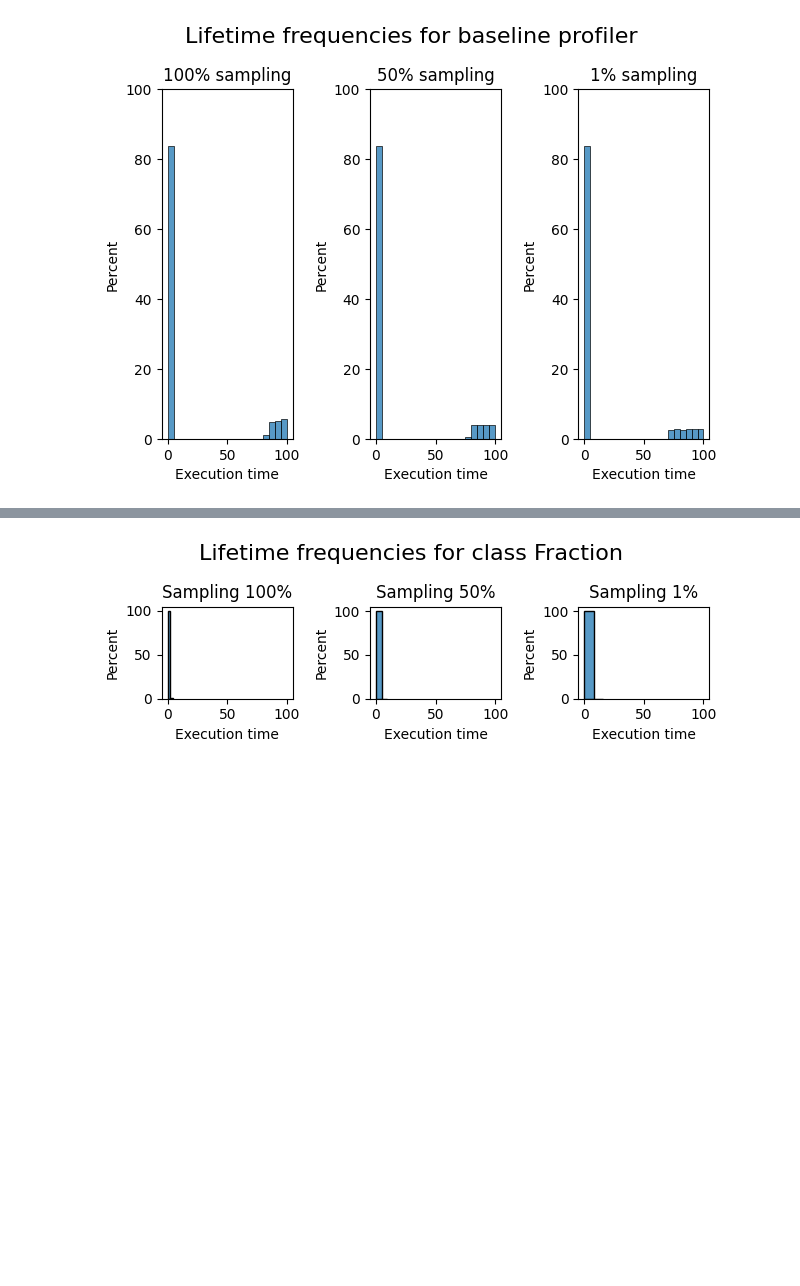
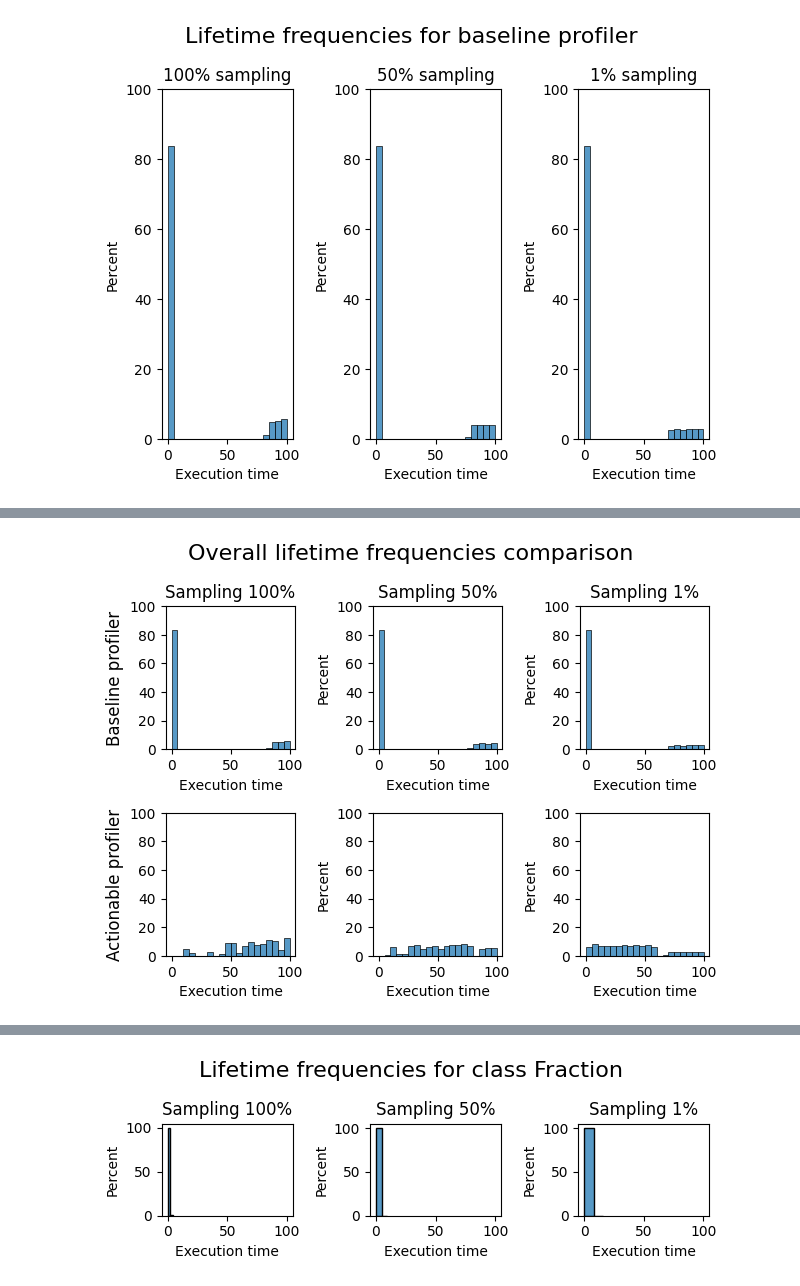
Before and after one commit to jordanmontt/application-classification-experiment, a Jupyter notebook: python/new-notebook.ipynb, the cells around one changed output, grey strips where cells are left out. Cells and saved outputs as stored; diff of their text form; code cells hidden in the pictures; blank space fills up the shorter version.

```diff
--- a/python/new-notebook.ipynb
+++ b/python/new-notebook.ipynb
@@ -36,0 +41,18 @@ plot_relative_frequencies_histogram('baseline profiler', df_100, df_50, df_1)
+# %%
+# Load profiler actionable
+
+# Load actionable 1
+base_path = '/Users/sebastian/Documents/PharoImages/illimani-rebench/data/actionable/sampling-1/2024-02-15H21m08'
+df_1_a, metadata_df1_a = load_df(base_path)
+
+# Load actionable 50
+base_path = '/Users/sebastian/Documents/PharoImages/illimani-rebench/data/actionable/sampling-50/2024-02-15H21m00'
+df_50_a, metadata_df50_a = load_df(base_path)
+
+# Load actionable 100
+base_path = '/Users/sebastian/Documents/PharoImages/illimani-rebench/data/actionable/sampling-100/2024-02-15H18m52'
+df_100_a, metadata_df100_a = load_df(base_path)
+# %%
+plot_relative_frequencies_histogram_comparison(df_100, df_50, df_1, df_100_a, df_50_a, df_1_a)
+# %% [output]
+[figure, added]
```
Also changed, not shown: parts of 5 cells of this notebook, 1 other file.
